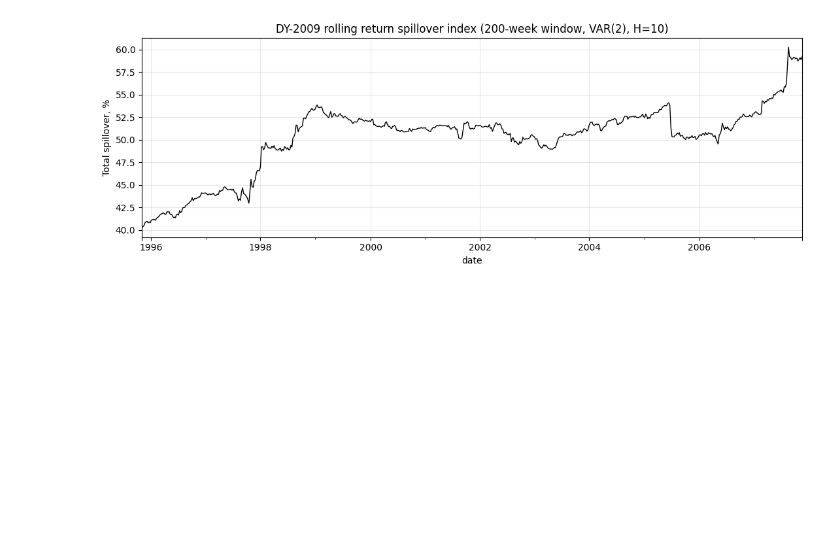
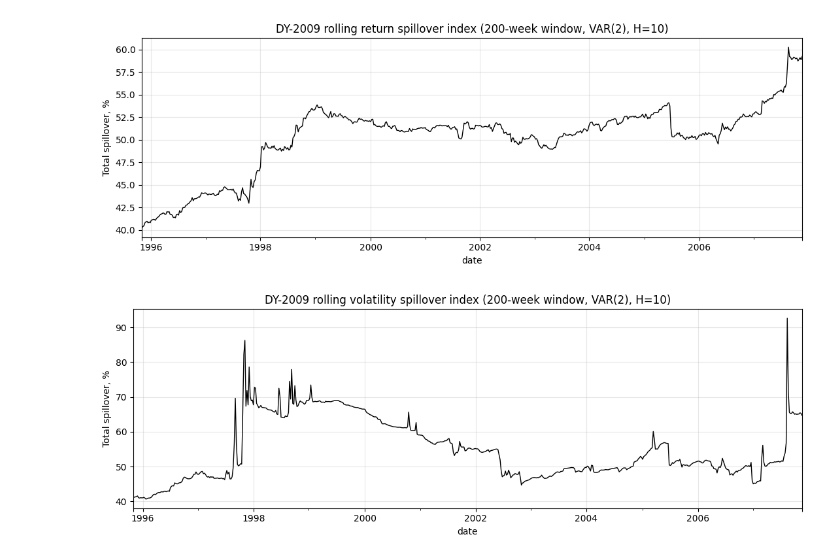
Before and after one commit to zstoi/PyConnectedness, a Jupyter notebook: examples/replicate_dy2009.ipynb, the cells around one changed output. Saved outputs shown, nothing was run; the diff lists cells and outputs as text; code cells hidden in the pictures; blank space fills up the shorter version.

```diff
--- a/examples/replicate_dy2009.ipynb
+++ b/examples/replicate_dy2009.ipynb
@@ -173,3 +203,16 @@ plt.tight_layout()
 plt.show()
 # %% [output]
 [figure]
+# %%
+
+vola_dyn = dynamic_connectedness(volatility, window=200, horizon=10, method="orthogonalized", lags=2)
+
+fig, ax = plt.subplots(figsize=(11, 4))
+vola_dyn.total.plot(ax=ax, color="black", lw=1)
+ax.set_title("DY-2009 rolling volatility spillover index (200-week window, VAR(2), H=10)")
+ax.set_ylabel("Total spillover, %")
+ax.grid(alpha=0.3)
+plt.tight_layout()
+plt.show()
+# %% [output]
+[figure, added]
```
Also changed, not shown: parts of 7 cells of this notebook.
